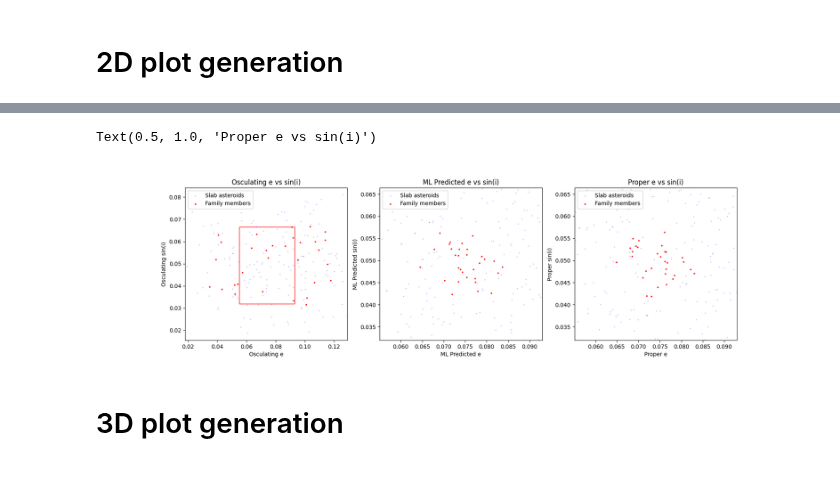
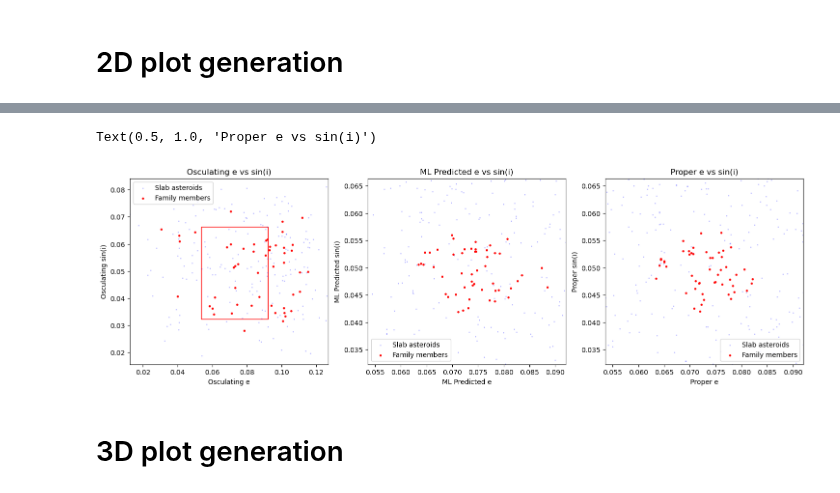
Before and after one commit to YangShen31/proper_elements_prediction, a Jupyter notebook: 4_family_identification/family_identification.ipynb, the cells around one changed output, grey strips where cells are left out. Saved outputs shown, nothing was run; the diff lists cells and outputs as text; code cells hidden in the pictures.

Commit message:
debug family identification code

```diff
--- a/4_family_identification/family_identification.ipynb
+++ b/4_family_identification/family_identification.ipynb
@@ -16,2 +11,4 @@ ngb_df["pred_sini"] = ngb_df["pred_inc"] + np.sin(ngb_df['Incl.']*np.pi/180)
 # %%
-ngb_df = pd.read_csv("data/model_results.csv")
+df_ngb = pd.read_csv("../data/model_results.csv")
+nesvorny_elements = pd.read_csv("../data/nesvorny_catalog_dataset.csv")
+df_ngb = pd.merge(df_ngb, nesvorny_elements[["Des'n", 'a', 'da', 'de', 'dsini']], on="Des'n", how="inner")
@@ -25,10 +15,12 @@ merged_df = pd.merge(merged_df, ngb_subset, on="Des'n", how="inner")
 # %%
-propa = merged_df["propa"]
-prope = merged_df["prope"]
-propsini = merged_df["propsini"]
+propa = df_ngb["propa"]
+prope = df_ngb["prope"]
+propsini = df_ngb["propsini"]
+
+test_name_list = df_ngb['Des\'n']
 # %%
 column_names = ['propa', 'prope', 'propsini', 'g', 's', 'H', 'NumOpps', 'PackedName', 'UnpackedName']
-df_Velleda = pd.read_csv("inner_126_velleda_fam3.csv", header=None, names=column_names)
+df_Velleda = pd.read_csv("../data/family_tables/inner_126_velleda_fam3.csv", header=None, names=column_names)
 def convert_id(val):
 	val_str = str(val)
 	if val_str.isdigit():
@@ -331,4 +274,21 @@ plt.show()
 # %%
+family_test_df = df_ngb[df_ngb["Des'n"].isin(name_list)]
+
+# Define slab thresholds
+threshold_e = 0.01
+threshold_i = 0.01
+threshold_a = 0.01
+
+# Filter slab using proper elements
+filter = (
+    (propa < np.max(family_test_df["propa"]) + threshold_a) & (propa > np.min(family_test_df["propa"]) - threshold_a) &
+    (prope < np.max(family_test_df["prope"]) + threshold_e) & (prope > np.min(family_test_df["prope"]) - threshold_e) &
+    (propsini < np.max(family_test_df["propsini"]) + threshold_i) & (propsini > np.min(family_test_df["propsini"]) - threshold_i)
+)
+
+filtered = df_ngb[filter]
+filtered = filtered[(filtered["Des'n"].isin(test_name_list)) & (~filtered["Des'n"].isin(name_list))]
+
 fig, axes = plt.subplots(1, 3, figsize=(18, 5))
 
 diff = max(family_test_df["prope"]) - min(filtered["prope"])
@@ -339,37 +299,37 @@ rect = patches.Rectangle(
     max(filtered["propsini"]) - min(filtered["propsini"]),
     linewidth=1,
     edgecolor='r',
     facecolor='none'
 )
 axes[0].add_patch(rect)
 axes[0].scatter(filtered["e"], (filtered["Incl."]*np.pi/180), s=1, alpha=0.2, label="Slab asteroids", color='blue')
-axes[0].scatter(family_test_df["e"], (family_test_df["Incl."]*np.pi/180), s=3, label="Family members", color='red')
+axes[0].scatter(family_test_df["e"], (family_test_df["Incl."]*np.pi/180), s=5, label="Family members", color='red')
 axes[0].set_xlabel("Osculating e")
 axes[0].set_ylabel("Osculating sin(i)")
 axes[0].set_xlim(min(filtered["e"]), min(filtered["e"]) + diff*4)
 axes[0].legend()
 axes[0].set_title("Osculating e vs sin(i)")
 
 axes[1].scatter(filtered["pred_e"], filtered["pred_sini"], s=1, alpha=0.2, label="Slab asteroids", color='blue')
-axes[1].scatter(family_test_df["pred_e"], family_test_df["pred_sini"], s=3, label="Family members", color='red')
+axes[1].scatter(family_test_df["pred_e"], family_test_df["pred_sini"], s=5, label="Family members", color='red')
 axes[1].set_xlabel("ML Predicted e")
 axes[1].set_ylabel("ML Predicted sin(i)")
 axes[1].set_xlim(min(filtered["prope"]), max(filtered["prope"]))
 axes[1].set_ylim(min(filtered["propsini"]), max(filtered["propsini"]))
 axes[1].legend()
 axes[1].set_title("ML Predicted e vs sin(i)")
 
 axes[2].scatter(filtered["prope"], filtered["propsini"], s=1, alpha=0.2, label="Slab asteroids", color='blue')
-axes[2].scatter(family_test_df["prope"], family_test_df["propsini"], s=3, label="Family members", color='red')
+axes[2].scatter(family_test_df["prope"], family_test_df["propsini"], s=5, label="Family members", color='red')
 axes[2].set_xlabel("Proper e")
 axes[2].set_ylabel("Proper sin(i)")
 axes[2].set_xlim(min(filtered["prope"]), max(filtered["prope"]))
 axes[2].set_ylim(min(filtered["propsini"]), max(filtered["propsini"]))
 axes[2].legend()
 axes[2].set_title("Proper e vs sin(i)")
 # %% [output]
 Text(0.5, 1.0, 'Proper e vs sin(i)')
-[figure, old version]
+[figure, new version]
 # %% [markdown]
 # 3D plot generation
 # %%
```
Also changed, not shown: parts of 14 cells of this notebook.
